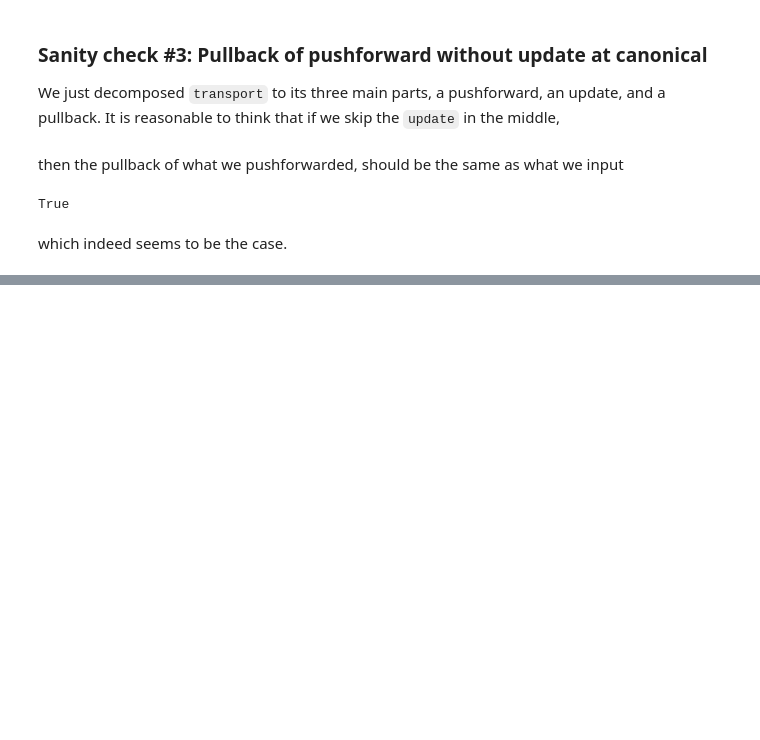
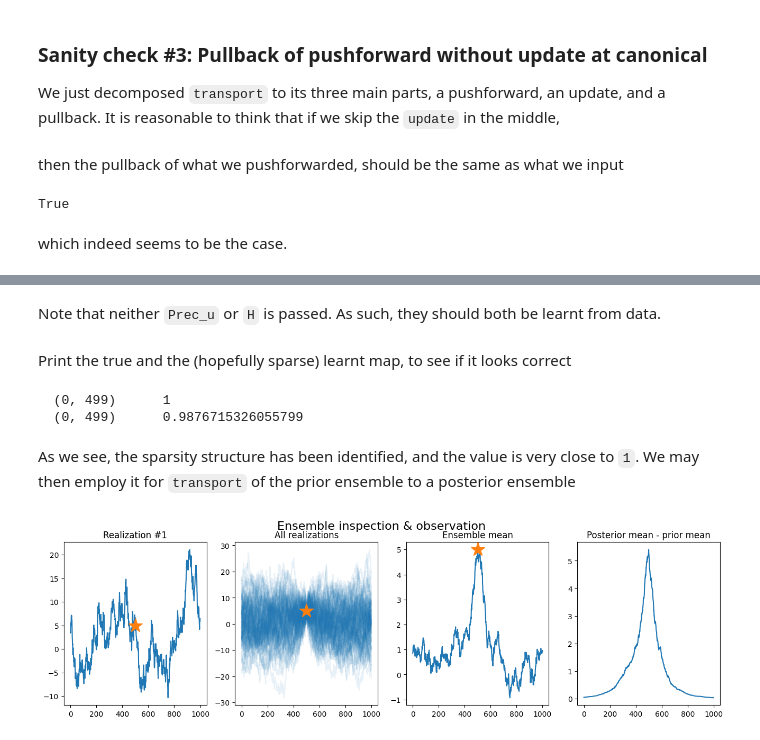
Before and after one commit to equinor/graphite-maps, a Jupyter notebook: docs/source/EnsembleInformationFilter.ipynb, the cells around one changed output, grey strips where cells are left out. Drawn from its saved outputs; the diff is of its cells as text; code cells hidden in the pictures; blank space fills up the shorter version.

```diff
--- a/docs/source/EnsembleInformationFilter.ipynb
+++ b/docs/source/EnsembleInformationFilter.ipynb
@@ -217,0 +223,2 @@ which indeed seems to be the case.
+# %%
+Y = U@H.T
@@ -217,0 +232,23 @@ which indeed seems to be the case.
+# %%
+gtmap_uninformed = EnIF(Graph_u=Graph_u, Prec_eps=Prec_eps)
+# %% [markdown]
+Note that neither `Prec_u` or `H` is passed.
+As such, they should both be learnt from data.
+# %%
+gtmap_uninformed.fit(U, Y)
+# %% [markdown]
+Print the true and the (hopefully sparse) learnt map, to see if it looks correct
+# %%
+print(H) # true (unknown) map
+print(gtmap_uninformed.H) # estimated (sparse) map
+# %% [output]
+  (0, 499)      1
+  (0, 499)      0.9876715326055799
+# %% [markdown]
+As we see, the sparsity structure has been identified, and the value is very close to `1`.
+We may then employ it for `transport` of the prior ensemble to a posterior ensemble
+# %%
+U_posterior = gtmap_uninformed.transport(U, d)
+plot_ensemble(U_posterior, d, prior_mean)
+# %% [output]
+[figure, added]
```
Also changed, not shown: parts of 2 cells of this notebook, 3 other files.
